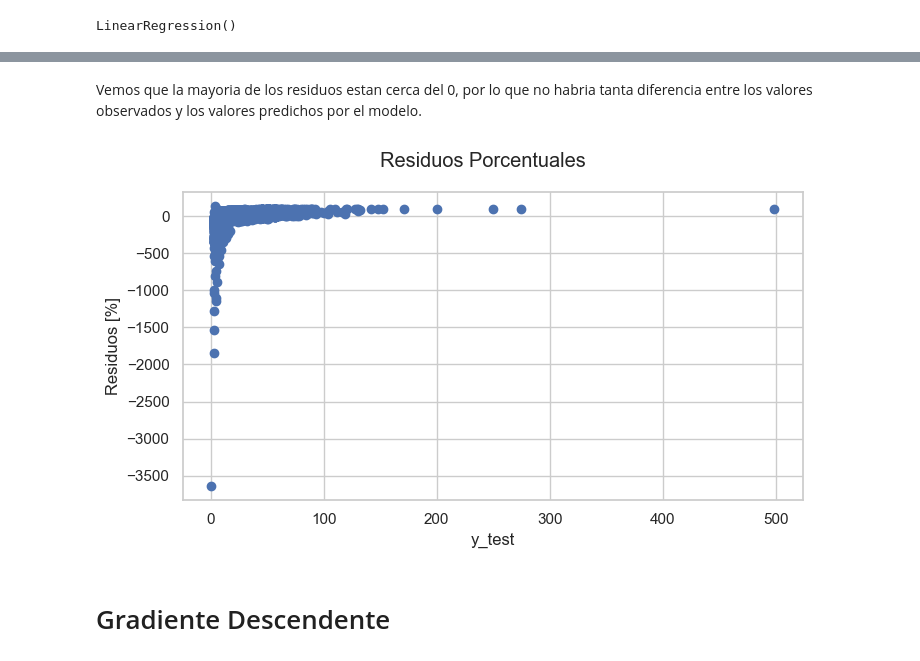
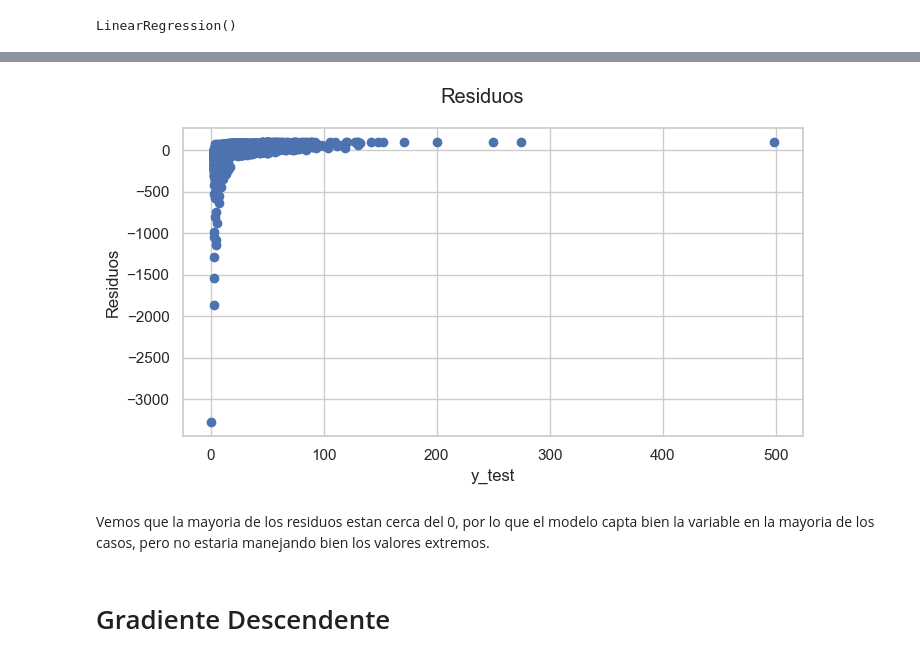
Before and after one commit to FefeTroanes/AA1-TUIA-2025C2-Molina-Romano-Troanes, a Jupyter notebook: TP_Regresion_AA1_2025C1 (1).ipynb, the cells around one changed output, grey strips where cells are left out. Saved outputs shown, nothing was run; the diff lists cells and outputs as text; code cells hidden in the pictures.

```diff
--- a/TP_Regresion_AA1_2025C1 (1).ipynb
+++ b/TP_Regresion_AA1_2025C1 (1).ipynb
@@ -879,14 +840,14 @@ plt.show()
+# %%
+fig = plt.figure(figsize=(8,4))
+fig.suptitle('Residuos')
+plt.xlabel('y_test')
+plt.ylabel('Residuos')
+plt.scatter(y_test,100*(y_test-y_pred_test_rl)/y_test)
+plt.show()
+# %% [output]
+[figure, added]
 # %% [markdown]
-Vemos que la mayoria de los residuos estan cerca del 0, por lo que no habria tanta diferencia entre los valores observados y los valores predichos por el modelo.
+Vemos que la mayoria de los residuos estan cerca del 0, por lo que el modelo capta bien la variable en la mayoria de los casos, pero no estaria manejando bien los valores extremos.
-# %%
-fig = plt.figure(figsize=(8,4))
-fig.suptitle('Residuos Porcentuales')
-plt.xlabel('y_test')
-plt.ylabel('Residuos [%]')
-plt.scatter(y_test,100*(y_test-y_pred_test_rl)/y_test)
-plt.show()
-# %% [output]
-[figure, removed]
 # %% [markdown]
 # Gradiente Descendente
 # %%
```
Also changed, not shown: parts of 50 cells of this notebook.
